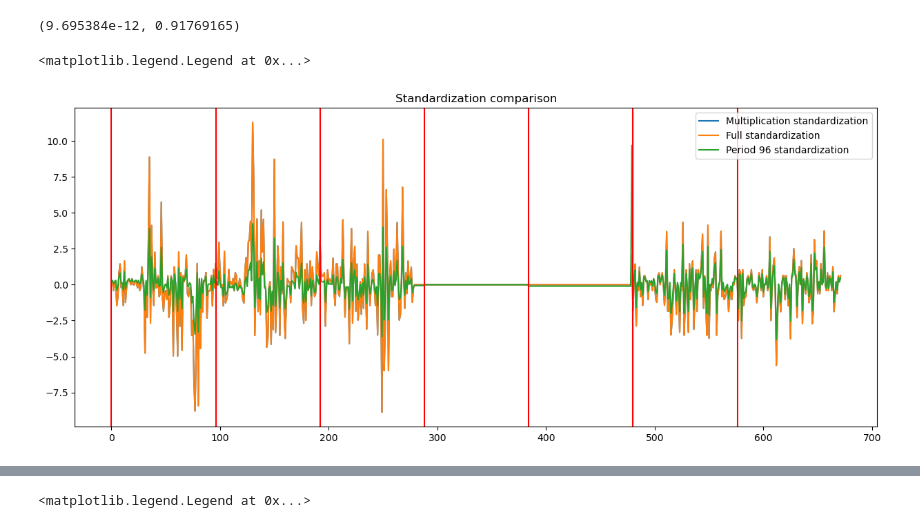
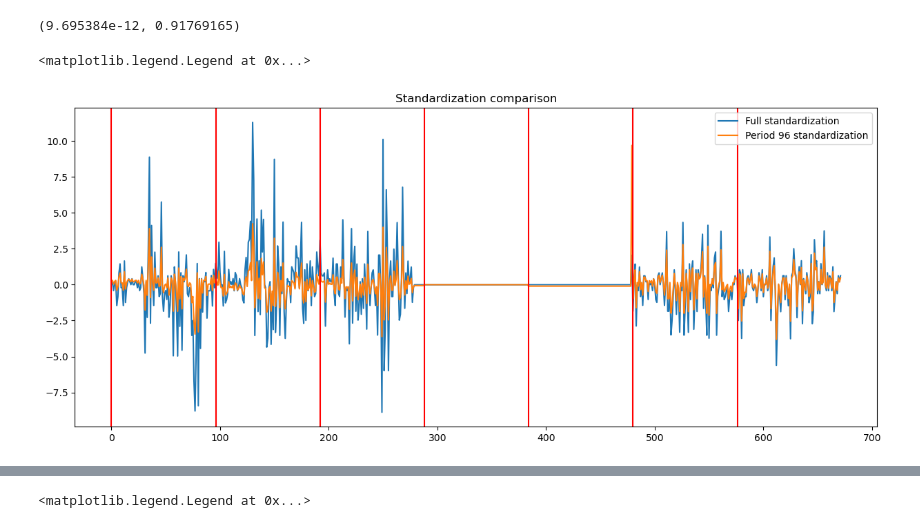
Before and after one commit to D3F4LT4ST/RL-trading, a Jupyter notebook: notebooks/forex_data_feature_engineering.ipynb, the cells around one changed output, grey strips where cells are left out. Cells and saved outputs as stored; diff of their text form; code cells hidden in the pictures.

```diff
--- a/notebooks/forex_data_feature_engineering.ipynb
+++ b/notebooks/forex_data_feature_engineering.ipynb
@@ -126,13 +120,12 @@ np.mean(log_returns_std_period_96), np.std(log_returns_std_period_96)
 (9.695384e-12, 0.91769165)
 # %%
 plt.figure(figsize=(15,6))
-log_returns_std_mult.iloc[:672].plot(label='Multiplication standardization')
 log_returns_std_full.iloc[:672].plot(label='Full standardization')
 log_returns_std_period_96.iloc[:672].plot(label='Period 96 standardization')
 for i in range(7):
     plt.axvline(x=i*96, color='red')
 plt.title('Standardization comparison')
 plt.legend()
 # %% [output]
 <matplotlib.legend.Legend at 0x...>
-[figure, old version]
+[figure, new version]
```
Also changed, not shown: parts of 6 cells of this notebook, 1 other file.
